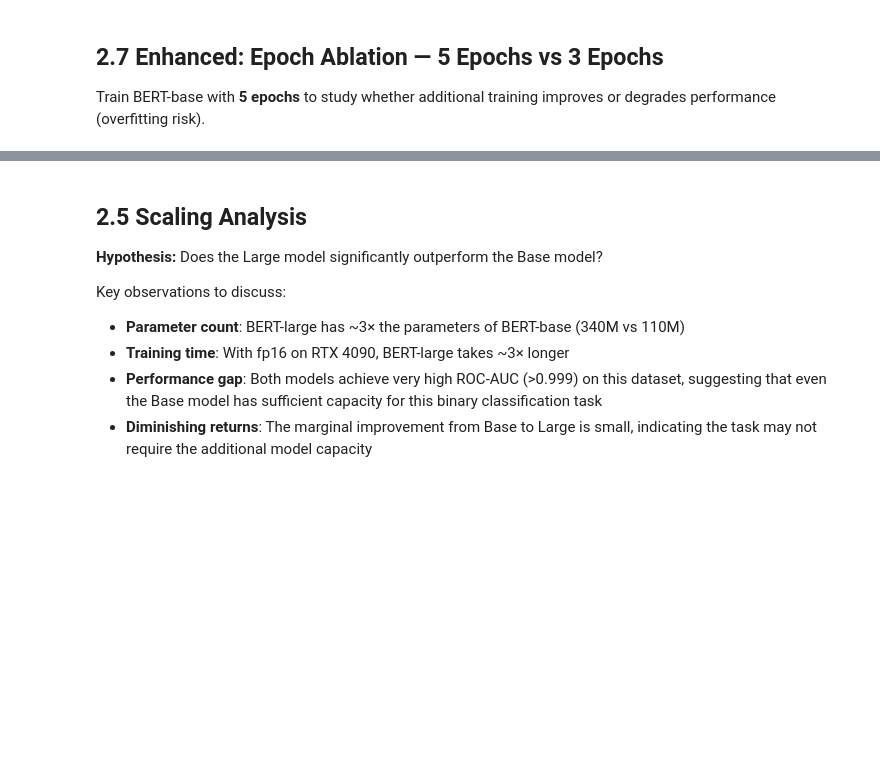
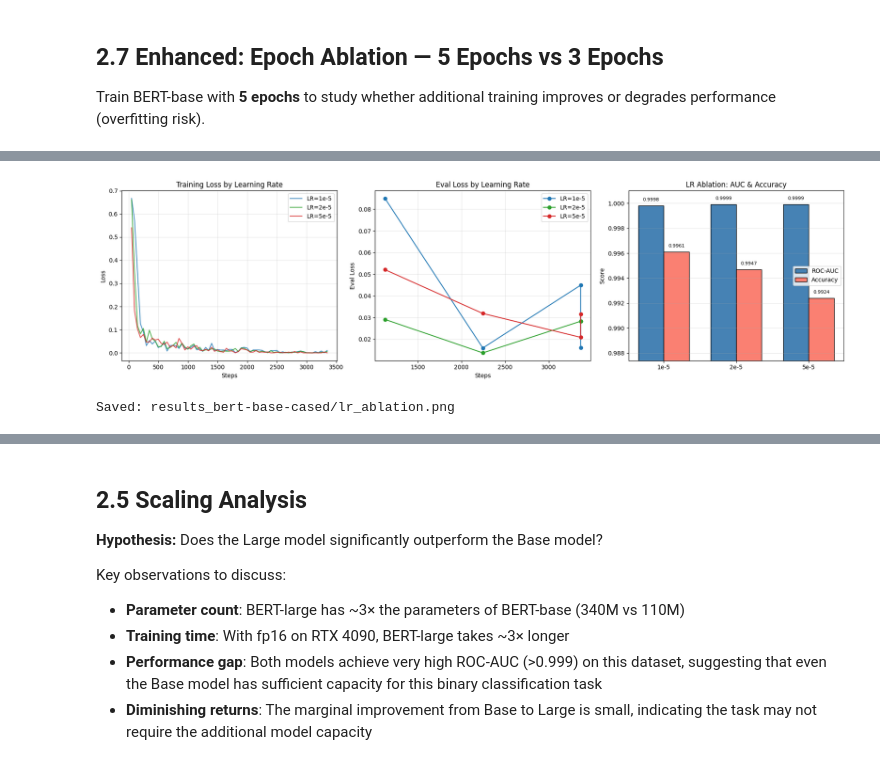
Before and after one commit to fader2077/Recurrent-Neural-Network-and-Transformer-HW, a Jupyter notebook: hw2/HW2.ipynb, the cells around one changed output, grey strips where cells are left out. Cells and saved outputs as stored; diff of their text form; code cells hidden in the pictures; blank space fills up the shorter version.

```diff
--- a/hw2/HW2.ipynb
+++ b/hw2/HW2.ipynb
@@ -933,0 +939,20 @@ Saved: results_bert-base-cased/epoch_ablation.png
+# %%
+# Learning Rate Ablation: 1e-5 and 5e-5 (2e-5 already in results_base)
+print("=" * 60)
+print("LEARNING RATE ABLATION")
+print("=" * 60)
+
+results_lr_1e5 = train_bert_model("bert-base-cased", batch_size=32, lr=1e-5, epochs=3)
+results_lr_5e5 = train_bert_model("bert-base-cased", batch_size=32, lr=5e-5, epochs=3)
+
+# Comparison table
+print("\n" + "=" * 70)
+print("LEARNING RATE ABLATION RESULTS")
+print("=" * 70)
+header = f"{'LR':<12} {'ROC-AUC':>10} {'Accuracy':>10} {'Time (min)':>12}"
+print(header)
+print("-" * 50)
+for label, r in [("1e-5", results_lr_1e5), ("2e-5", results_base), ("5e-5", results_lr_5e5)]:
+    s = r["summary"]
+    print(f"{label:<12} {s['roc_auc']:>10.4f} {s['accuracy']:>10.4f} {s['training_time_minutes']:>12.1f}")
+print("=" * 70)
@@ -933,0 +1045,46 @@ Saved: results_bert-base-cased/epoch_ablation.png
+# %%
+# Learning Rate Ablation Visualization
+fig, axes = plt.subplots(1, 3, figsize=(18, 5))
+
+lr_configs = [("1e-5", results_lr_1e5, "tab:blue"), ("2e-5", results_base, "tab:green"), ("5e-5", results_lr_5e5, "tab:red")]
+
+# (a) Training loss curves
+for label, r, color in lr_configs:
+    if r["train_losses"]:
+        steps, losses = zip(*r["train_losses"])
+        axes[0].plot(steps, losses, label=f'LR={label}', color=color, alpha=0.8)
+axes[0].set_xlabel('Steps'); axes[0].set_ylabel('Loss')
+axes[0].set_title('Training Loss by Learning Rate'); axes[0].legend(); axes[0].grid(alpha=0.3)
+
+# (b) Eval loss curves
+for label, r, color in lr_configs:
+    if r["eval_losses"]:
+        steps, losses = zip(*r["eval_losses"])
+        axes[1].plot(steps, losses, 'o-', label=f'LR={label}', color=color, markersize=6)
+axes[1].set_xlabel('Steps'); axes[1].set_ylabel('Eval Loss')
+axes[1].set_title('Eval Loss by Learning Rate'); axes[1].legend(); axes[1].grid(alpha=0.3)
+
+# (c) Bar chart: AUC and Accuracy
+lr_labels = ['1e-5', '2e-5', '5e-5']
+aucs = [results_lr_1e5["summary"]["roc_auc"], results_base["summary"]["roc_auc"], results_lr_5e5["summary"]["roc_auc"]]
+accs = [results_lr_1e5["summary"]["accuracy"], results_base["summary"]["accuracy"], results_lr_5e5["summary"]["accuracy"]]
+x = np.arange(len(lr_labels))
+width = 0.35
+bars1 = axes[2].bar(x - width/2, aucs, width, label='ROC-AUC', color='steelblue', edgecolor='black')
+bars2 = axes[2].bar(x + width/2, accs, width, label='Accuracy', color='salmon', edgecolor='black')
+axes[2].set_ylabel('Score'); axes[2].set_title('LR Ablation: AUC & Accuracy')
+axes[2].set_xticks(x); axes[2].set_xticklabels(lr_labels)
+axes[2].set_ylim(min(min(aucs), min(accs)) - 0.005, 1.001)
+axes[2].legend(); axes[2].grid(alpha=0.3, axis='y')
+for bar in bars1:
+    axes[2].text(bar.get_x() + bar.get_width()/2, bar.get_height() + 0.0003, f'{bar.get_height():.4f}', ha='center', va='bottom', fontsize=8)
+for bar in bars2:
+    axes[2].text(bar.get_x() + bar.get_width()/2, bar.get_height() + 0.0003, f'{bar.get_height():.4f}', ha='center', va='bottom', fontsize=8)
+
+plt.tight_layout()
+plt.savefig("results_bert-base-cased/lr_ablation.png", dpi=150, bbox_inches='tight')
+plt.show()
+print("Saved: results_bert-base-cased/lr_ablation.png")
+# %% [output]
+[figure, added]
+Saved: results_bert-base-cased/lr_ablation.png
```
Also changed, not shown: parts of 28 cells of this notebook, 16 other files.
